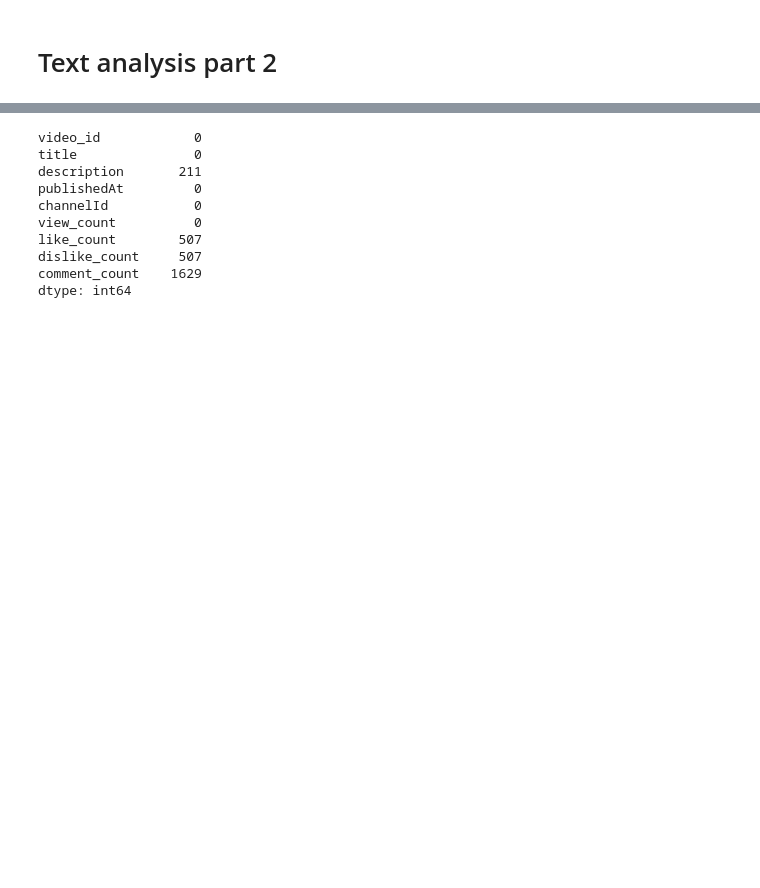
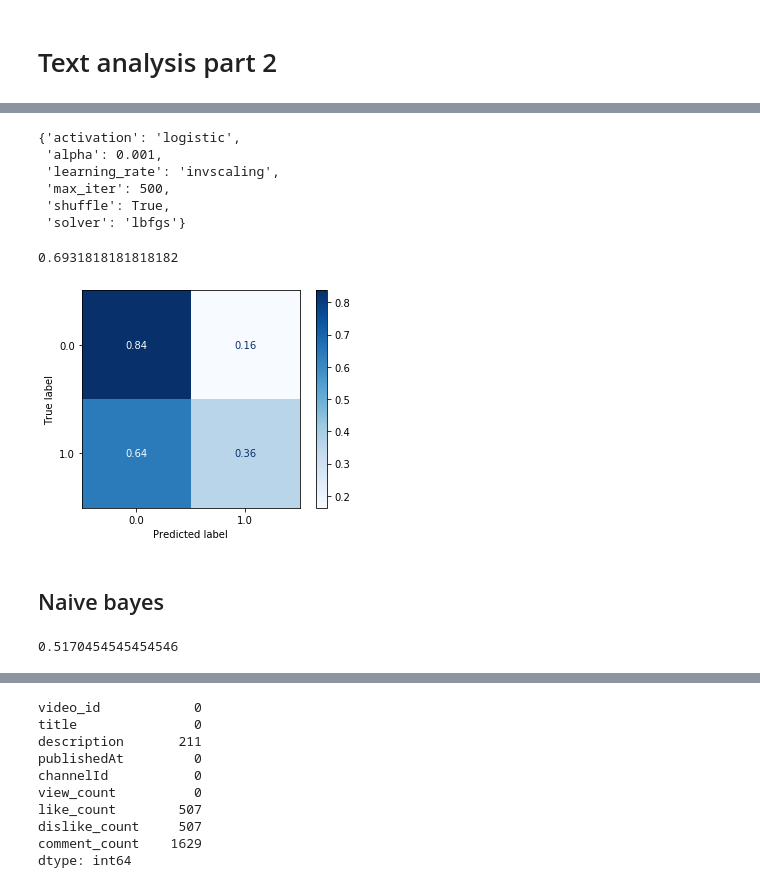
Before and after one commit to giulianosoced/YouTube-virus-NLP, a Jupyter notebook: Tesi_analisi.ipynb, the cells around one changed output, grey strips where cells are left out. Saved outputs shown, nothing was run; the diff lists cells and outputs as text; code cells hidden in the pictures; blank space fills up the shorter version.

```diff
--- a/Tesi_analisi.ipynb
+++ b/Tesi_analisi.ipynb
@@ -375,0 +590,43 @@ I thought Bill Gates was only good in computer but he sounds like he know a lot
+# %%
+parameters={'alpha':[0.0001,0.0003,0.001],
+           'activation':('identity', 'logistic', 'tanh', 'relu'),
+           'solver':('lbfgs','sgd','adam'),
+           'shuffle':[True, False],
+           'learning_rate':('constant','invscaling','adaptive'),
+           'max_iter':[500],
+           }
+
+mlp = MLPClassifier()
+clf = GridSearchCV(mlp, parameters)
+clf.fit(X_train, y_train)
+clf.best_params_
+# %% [output]
+{'activation': 'logistic',
+ 'alpha': 0.001,
+ 'learning_rate': 'invscaling',
+ 'max_iter': 500,
+ 'shuffle': True,
+ 'solver': 'lbfgs'}
+# %%
+#use the best parameters for the model, fit to train data and see precision
+mlp = MLPClassifier(activation='logistic', alpha=0.001, learning_rate='invscaling', max_iter=500, shuffle=True, solver='lbfgs')
+mlp.fit(X_train, y_train)
+mlp.score(X_test, y_test)
+# %% [output]
+0.6931818181818182
+# %%
+#see confusion matrix to see true positive and negative
+plot_confusion_matrix(mlp, X_test, y_test, normalize='true', cmap=plt.cm.Blues)
+plt.show()
+# %% [output]
+[figure, added]
+# %% [markdown]
+## Naive bayes
+# %%
+from sklearn.naive_bayes import GaussianNB
+
+nb = GaussianNB()
+nb.fit(X_train, y_train)
+nb.score(X_test, y_test)
+# %% [output]
+0.5170454545454546
```
Also changed, not shown: parts of 52 cells of this notebook.
